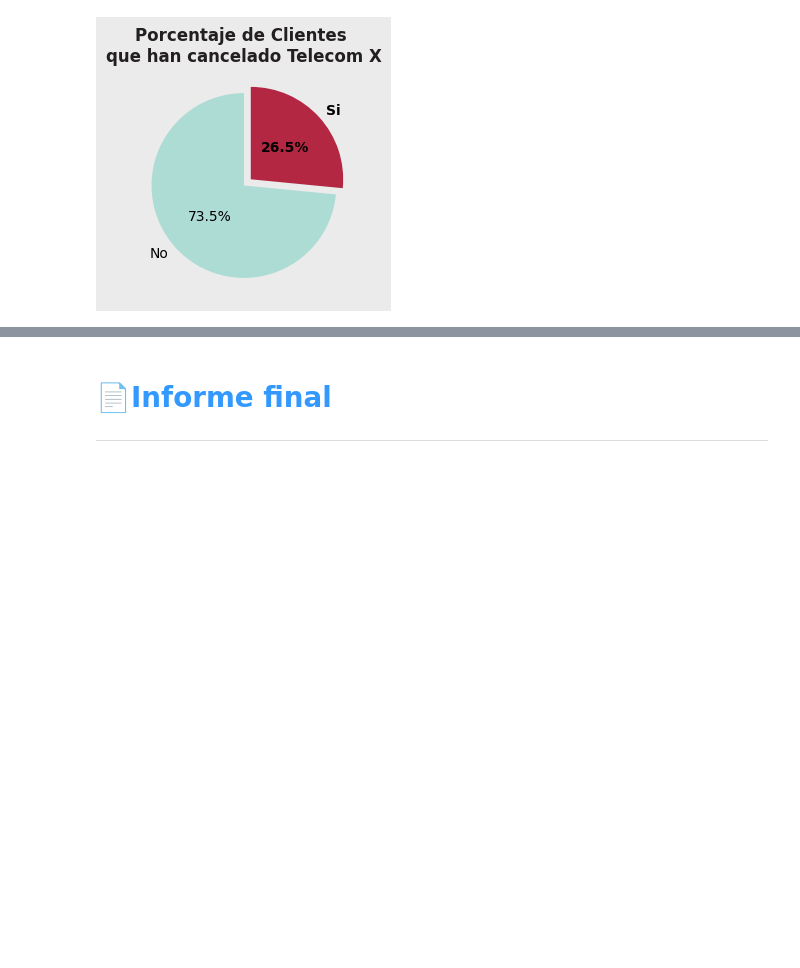
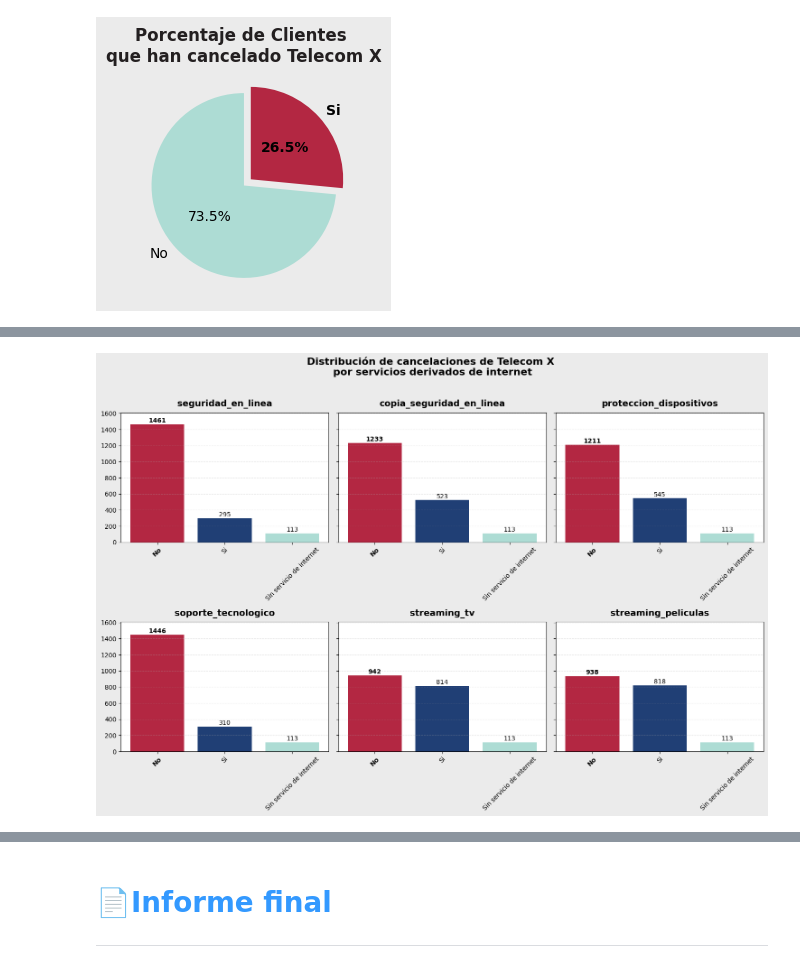
Before and after one commit to carloslozano-rg/challenge-telecom-x, a Jupyter notebook: TelecomX_LATAM.ipynb, the cells around one changed output, grey strips where cells are left out. Drawn from its saved outputs; the diff is of its cells as text; code cells hidden in the pictures; blank space fills up the shorter version.

```diff
--- a/TelecomX_LATAM.ipynb
+++ b/TelecomX_LATAM.ipynb
@@ -1143,0 +1258,3 @@ distribucion_cancelacion_viz().show();
+# %%
+df_melted_internet = telecom_x_cancelado.melt(value_vars=columnas_derivadas_internet, var_name= 'columna_derivada_internet', value_name='valor')
+df_melted_internet.head()
@@ -1143,0 +1268,3 @@ distribucion_cancelacion_viz().show();
+# %%
+df_pivot_internet = df_melted_internet.pivot_table(index='valor', columns='columna_derivada_internet', values='valor', aggfunc='size')
+df_pivot_internet.head()
@@ -1143,0 +1277,45 @@ distribucion_cancelacion_viz().show();
+# %%
+def columnas_derivadas_internet_viz():
+    fig, axes = plt.subplots(2, 3, figsize=(15, 10),
+                            facecolor=GRIS_1,
+                            sharey=True)
+
+    axes = axes.flatten()
+
+    for i, col in enumerate(columnas_derivadas_internet):
+        ax = axes[i]
+        datos = df_pivot_internet[col]
+
+        bars = ax.bar(x=datos.index, height=datos.values,
+                    color=[ROJO_3, AZUL_1, AGUA_1])
+
+        ax.set_title(label=col, fontsize=14,
+                    fontweight='bold', pad=10)
+
+        ax.xaxis.set_tick_params(rotation=45,
+                                labelsize=10,
+                                labelrotation=45)
+
+        for bar in bars:
+            height = bar.get_height()
+            font_weight = 'bold' if height == datos.values.max() else 'normal'
+
+            ax.text(x=bar.get_x() + bar.get_width()/2., y=height + 5,
+                    s=str(height), ha='center', va='bottom', fontsize=10, fontweight=font_weight)
+
+        ax.get_xticklabels()[0].set_fontweight('bold')
+
+        ax.grid(axis='y', alpha=0.3, linestyle='--')
+
+        ax.margins(y=0.1)
+
+    fig.suptitle('Distribución de cancelaciones de Telecom X \npor servicios derivados de internet',
+                fontsize=16, fontweight='bold', y=1.02)
+
+    plt.tight_layout()
+
+    return plt
+
+columnas_derivadas_internet_viz().show();
+# %% [output]
+[figure, added]
```
Also changed, not shown: parts of 37 cells of this notebook.
